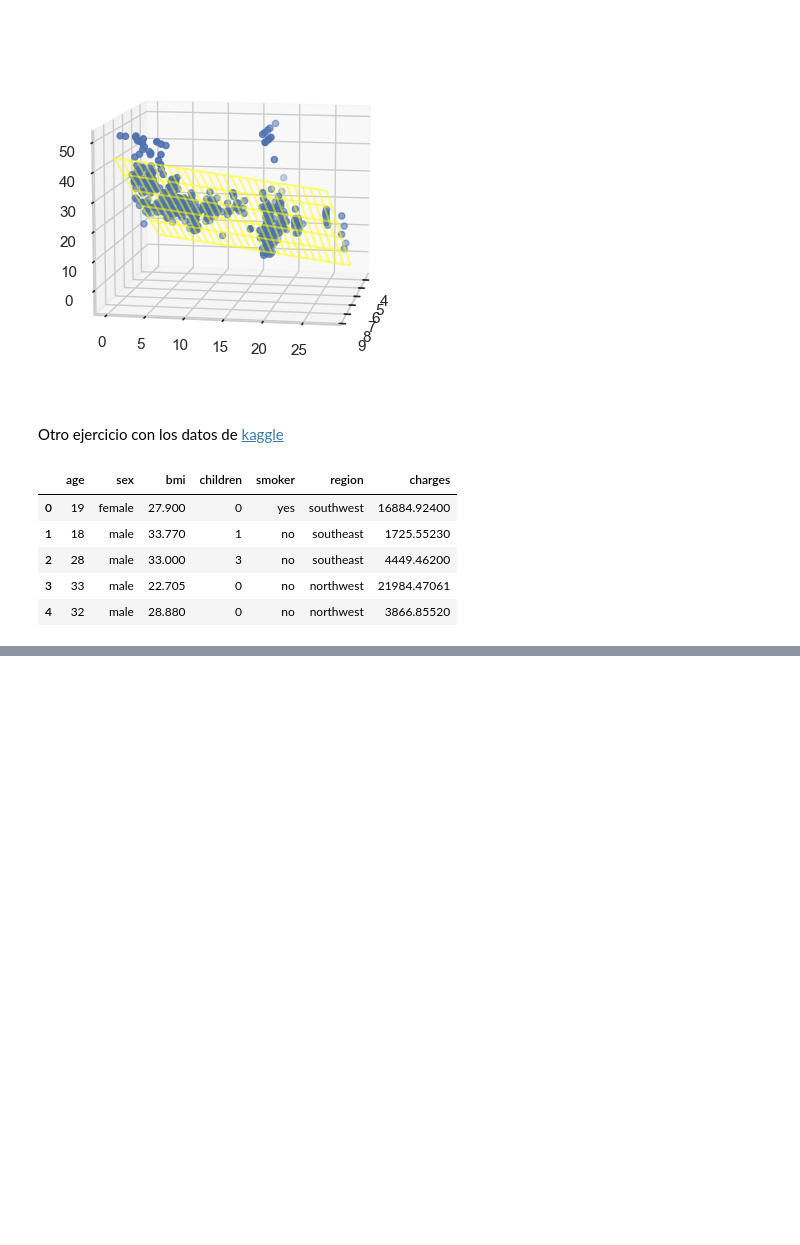
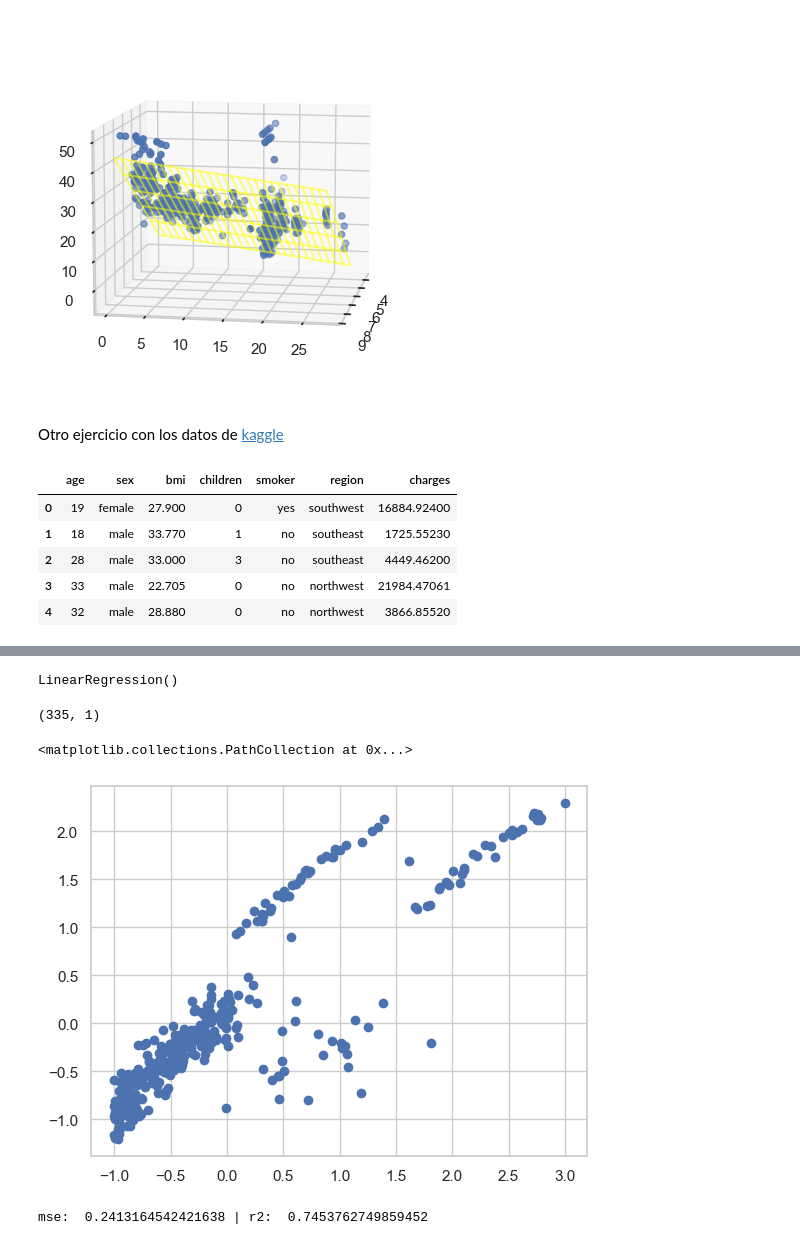
Before and after one commit to rodrigo2000m/apuntes_ML_python, a Jupyter notebook: regresion_lineal_python_scikitlearn.ipynb, the cells around one changed output, grey strips where cells are left out. Cells and saved outputs as stored; diff of their text form; code cells hidden in the pictures; blank space fills up the shorter version.

```diff
--- a/regresion_lineal_python_scikitlearn.ipynb
+++ b/regresion_lineal_python_scikitlearn.ipynb
@@ -198,0 +231,33 @@ df
+# %%
+x_train = sc_x.transform(x_train)
+x_test = sc_x.transform(x_test)
+# %%
+y_train = sc_y.transform(y_train)
+y_test = sc_y.transform(y_test)
+# %%
+model = LinearRegression()
+
+model.fit(x_train, y_train)
+# %% [output]
+LinearRegression()
+# %%
+y_pred = model.predict(x_test)
+# %%
+y_pred.shape
+# %% [output]
+(335, 1)
+# %%
+plt.scatter(y_test, y_pred)
+# %% [output]
+<matplotlib.collections.PathCollection at 0x...>
+[figure, added]
+# %%
+import sklearn.metrics as metrics
+
+mse = metrics.mean_squared_error(y_test, y_pred)
+
+r2 = metrics.r2_score(y_test, y_pred)
+
+print("mse: ", mse, "| r2: ", r2)
+# %% [output]
+mse:  0.2413164542421638 | r2:  0.7453762749859452
```
Also changed, not shown: parts of 8 cells of this notebook.
